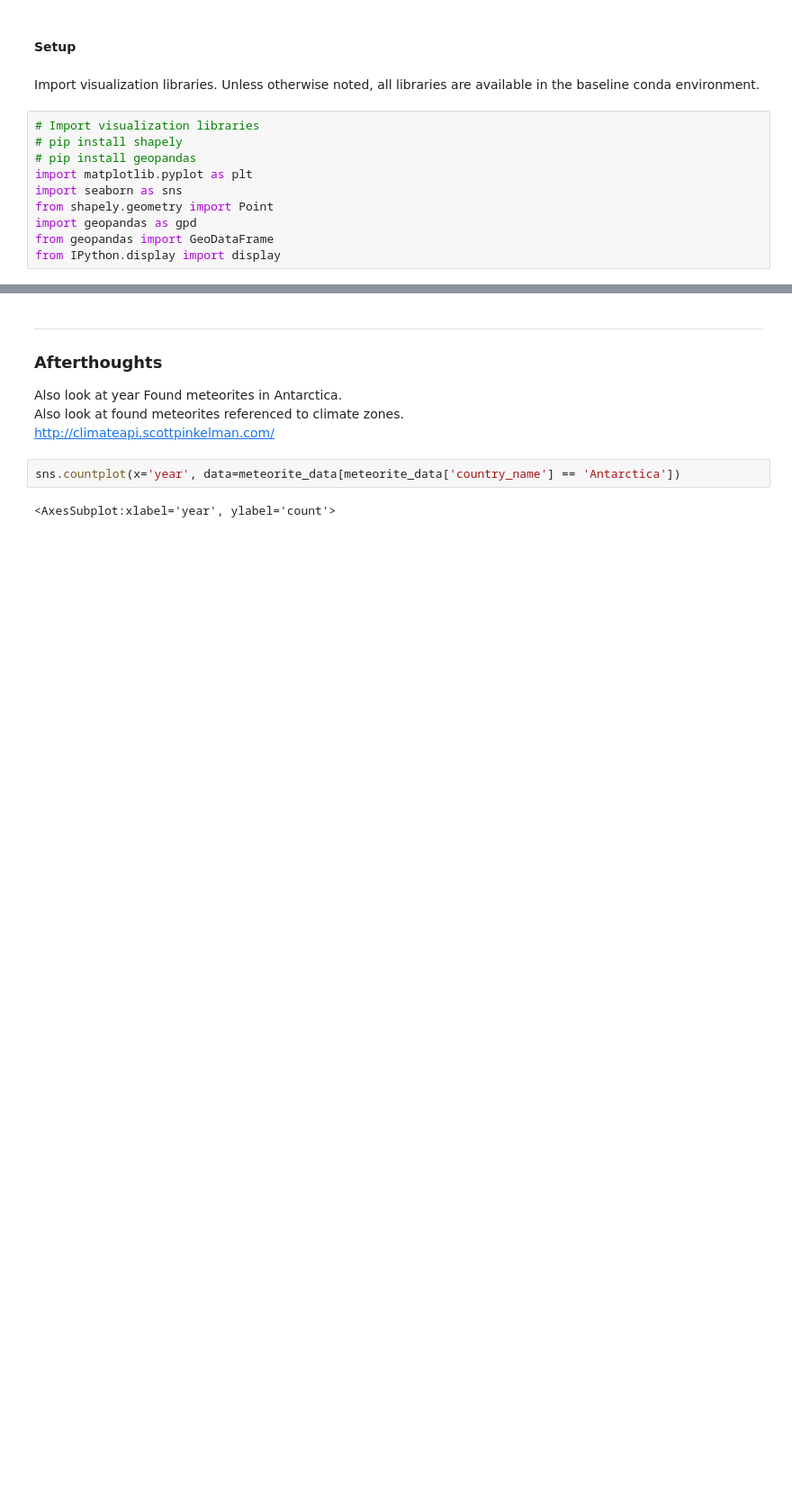
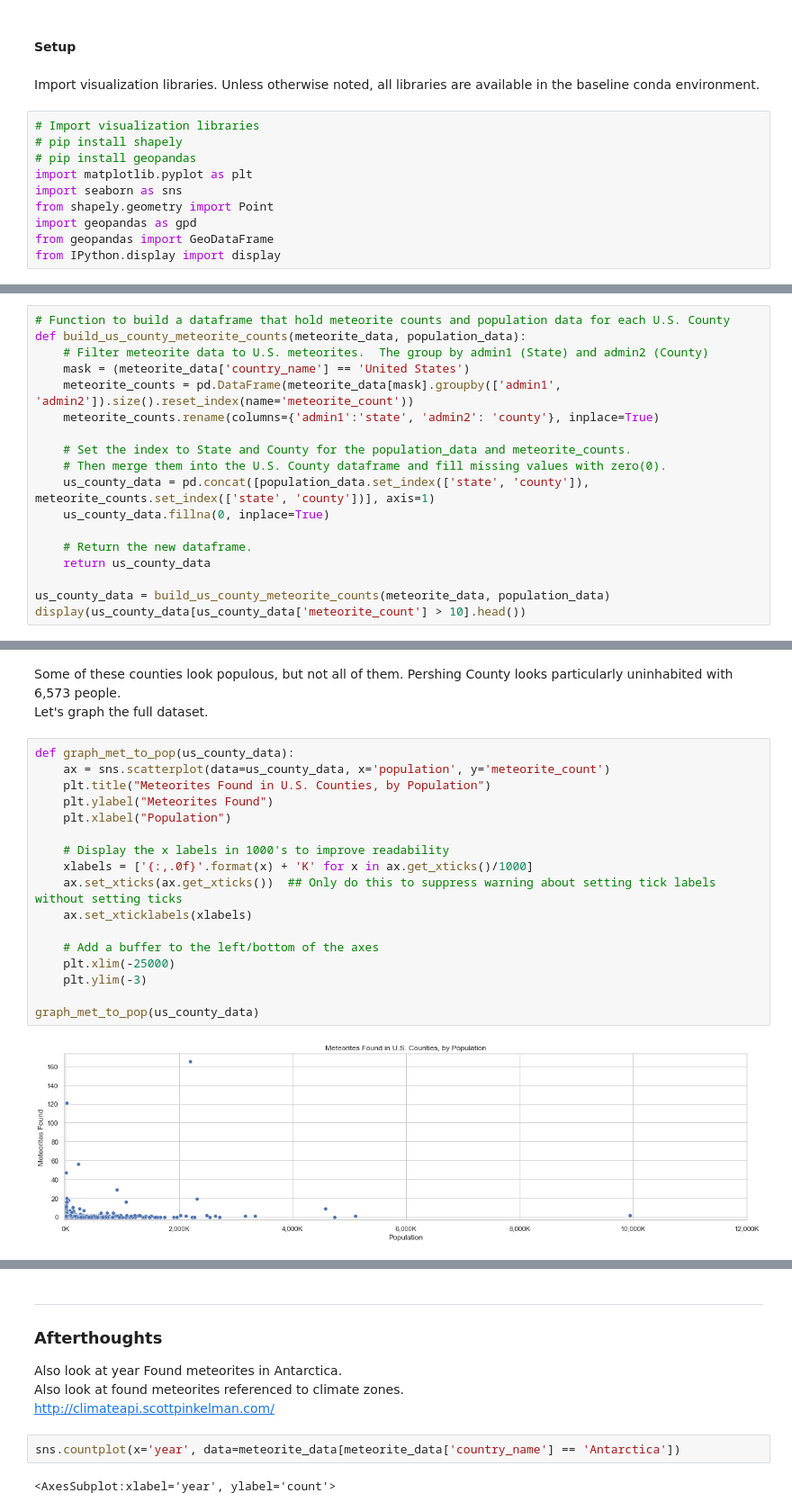
Before and after one commit to carl-schick-ds/meteorite-landings, a Jupyter notebook: meteorite-landings.ipynb, the cells around one changed output, grey strips where cells are left out. Shown at 90% size. Cells and saved outputs as stored; diff of their text form; blank space fills up the shorter version.

```diff
--- a/meteorite-landings.ipynb
+++ b/meteorite-landings.ipynb
@@ -233,0 +247,18 @@ from IPython.display import display
+# %%
+# Function to build a dataframe that hold meteorite counts and population data for each U.S. County
+def build_us_county_meteorite_counts(meteorite_data, population_data):
+    # Filter meteorite data to U.S. meteorites.  The group by admin1 (State) and admin2 (County)
+    mask = (meteorite_data['country_name'] == 'United States')
+    meteorite_counts = pd.DataFrame(meteorite_data[mask].groupby(['admin1', 'admin2']).size().reset_index(name='meteorite_count'))
+    meteorite_counts.rename(columns={'admin1':'state', 'admin2': 'county'}, inplace=True)
+
+    # Set the index to State and County for the population_data and meteorite_counts.
+    # Then merge them into the U.S. County dataframe and fill missing values with zero(0).
+    us_county_data = pd.concat([population_data.set_index(['state', 'county']), meteorite_counts.set_index(['state', 'county'])], axis=1)
+    us_county_data.fillna(0, inplace=True)
+
+    # Return the new dataframe.
+    return us_county_data
+
+us_county_data = build_us_county_meteorite_counts(meteorite_data, population_data)
+display(us_county_data[us_county_data['meteorite_count'] > 10].head())
@@ -233,0 +287,22 @@ from IPython.display import display
+# %% [markdown]
+Some of these counties look populous, but not all of them.  Pershing County looks particularly uninhabited with 6,573 people.
+Let's graph the full dataset.
+# %%
+def graph_met_to_pop(us_county_data):
+    ax = sns.scatterplot(data=us_county_data, x='population', y='meteorite_count')
+    plt.title("Meteorites Found in U.S. Counties, by Population")
+    plt.ylabel("Meteorites Found")
+    plt.xlabel("Population")
+
+    # Display the x labels in 1000's to improve readability
+    xlabels = ['{:,.0f}'.format(x) + 'K' for x in ax.get_xticks()/1000]
+    ax.set_xticks(ax.get_xticks())  ## Only do this to suppress warning about setting tick labels without setting ticks
+    ax.set_xticklabels(xlabels)
+
+    # Add a buffer to the left/bottom of the axes
+    plt.xlim(-25000)
+    plt.ylim(-3)
+
+graph_met_to_pop(us_county_data)
+# %% [output]
+[figure, added]
```
Also changed, not shown: parts of 28 cells of this notebook.
